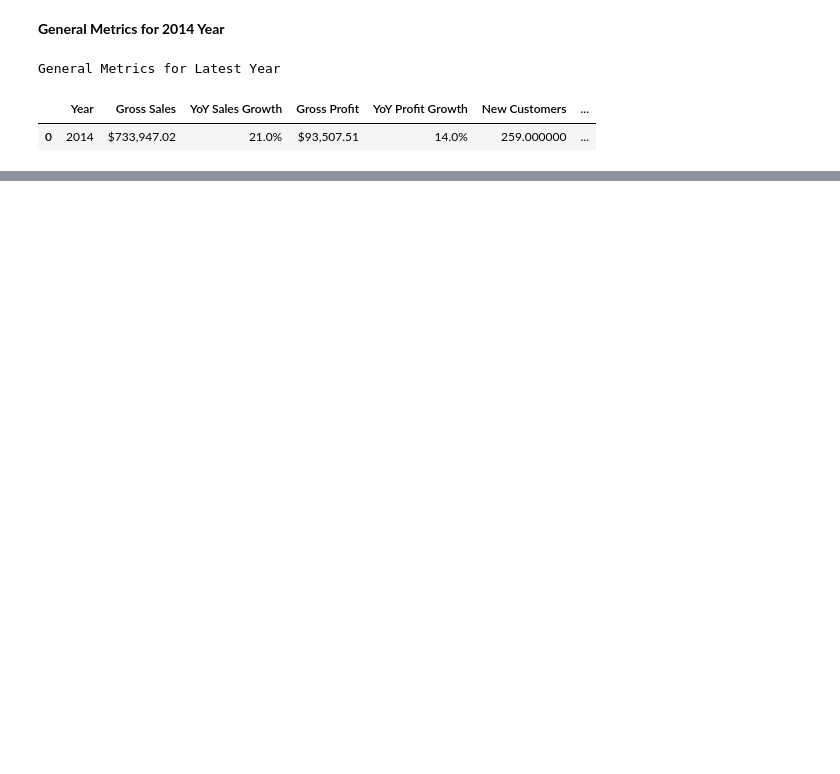
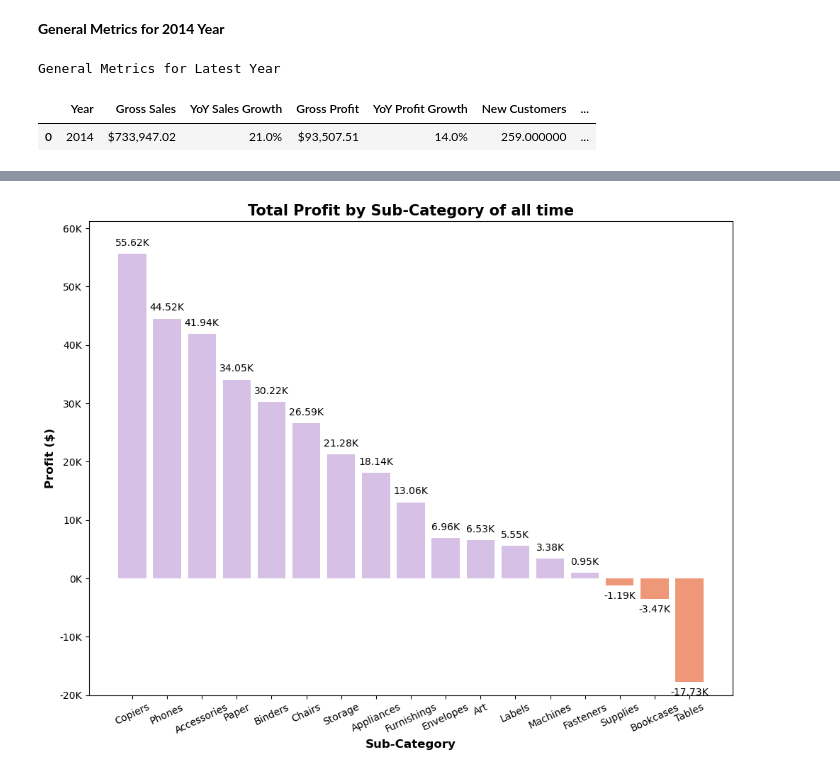
Before and after one commit to annugit1655/Global-Superstore-Project, a Jupyter notebook: notebooks/order-return-US-sales-analysis.ipynb, the cells around one changed output, grey strips where cells are left out. Saved outputs shown, nothing was run; the diff lists cells and outputs as text; code cells hidden in the pictures; blank space fills up the shorter version.

```diff
--- a/notebooks/order-return-US-sales-analysis.ipynb
+++ b/notebooks/order-return-US-sales-analysis.ipynb
@@ -2228,0 +2328,47 @@ General Metrics for Latest Year
+# %%
+# Visualization of sub-category and its profit
+sub_profit_df = sub_category_df.copy()
+sub_profit_df = sub_profit_df.sort_values('profit', ascending=False)
+scale = sub_profit_df['profit'].max()
+
+# Assign a color category based on profit sign
+sub_profit_df['profit_category'] = sub_profit_df['profit'].apply(
+    lambda x: "Profit" if x > 0 else "Loss"
+)
+
+# Create plot
+fig, ax = plt.subplots(figsize=(10,8))
+ax.bar(
+    sub_profit_df['sub-category'], sub_profit_df['profit'],
+    color = sub_profit_df['profit_category'].map({"Profit":"#813daf52", "Loss":"#ee9779"})
+)
+# Add text label above bar
+for i, row in sub_profit_df.iterrows():
+    if row['profit'] >= 0:
+        ypos = row['profit'] + 1000
+        va = 'bottom'
+    else:
+        ypos = row['profit'] - 1000
+        va = 'top'
+    ax.text(
+        row['sub-category'], ypos,
+        f"{row['profit']/1000:.2f}K", ha='center', va=va,
+        fontsize=10, color='k'
+    )
+
+# Format y-axis and rotate x-axis
+ax.set_ylim(-20000, scale * 1.1)
+ax.set_yticks(np.arange(-20000, scale * 1.1, 10000))
+ax.set_yticklabels([f"{val/1000:.0f}K" for val in ax.get_yticks()])
+ax.tick_params(axis='x', rotation=25)
+
+# Add label and title
+ax.set_ylabel("Profit ($)", fontsize=12, fontweight='bold')
+ax.set_xlabel("Sub-Category", fontsize=12, fontweight='bold')
+ax.set_title("Total Profit by Sub-Category of all time", fontsize=15, fontweight='bold')
+
+# Add layout
+plt.tight_layout()
+plt.show()
+# %% [output]
+[figure, added]
```
Also changed, not shown: parts of 8 cells of this notebook.
